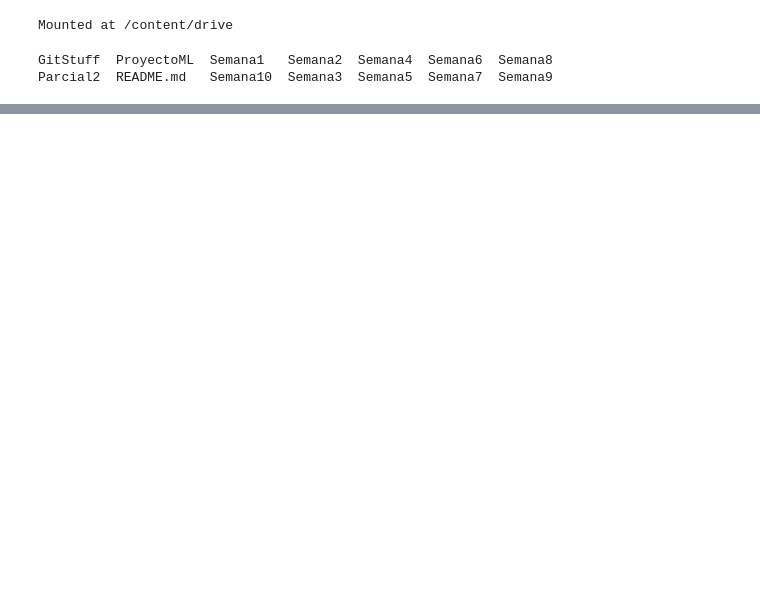
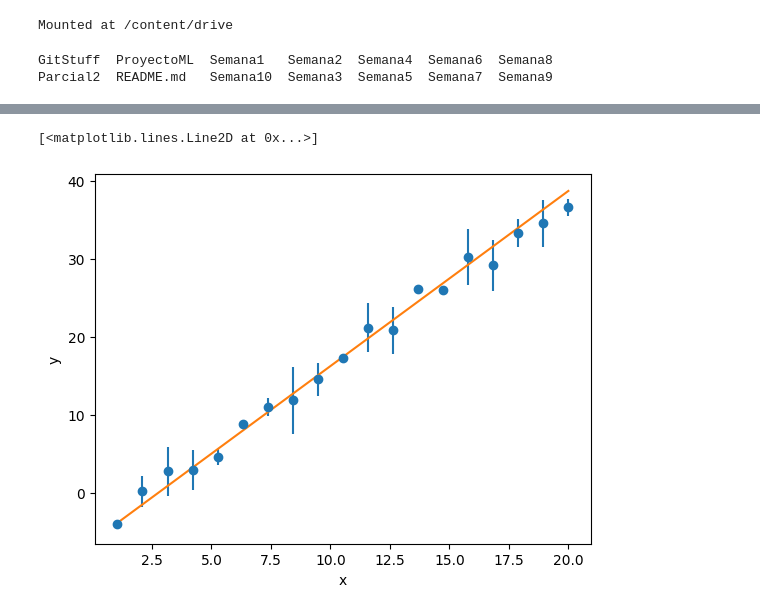
Before and after one commit to asegura4488/MetodosComputacionalesI, a Jupyter notebook: Semana10/Minimos_Optimize.ipynb, the cells around one changed output, grey strips where cells are left out. Cells and saved outputs as stored; diff of their text form; code cells hidden in the pictures; blank space fills up the shorter version.

```diff
--- a/Semana10/Minimos_Optimize.ipynb
+++ b/Semana10/Minimos_Optimize.ipynb
@@ -30,0 +59,2 @@ plt.scatter(x,y)
+# %%
+nll = lambda *p: Chi2(*p)
@@ -30,0 +74,8 @@ plt.scatter(x,y)
+# %%
+plt.errorbar(x,y,yerr=sigma,fmt='o')
+plt.xlabel('x')
+plt.ylabel('y')
+plt.plot(t,GetModel1(t,param))
+# %% [output]
+[<matplotlib.lines.Line2D at 0x...>]
+[figure, added]
```
Also changed, not shown: parts of 10 cells of this notebook.
